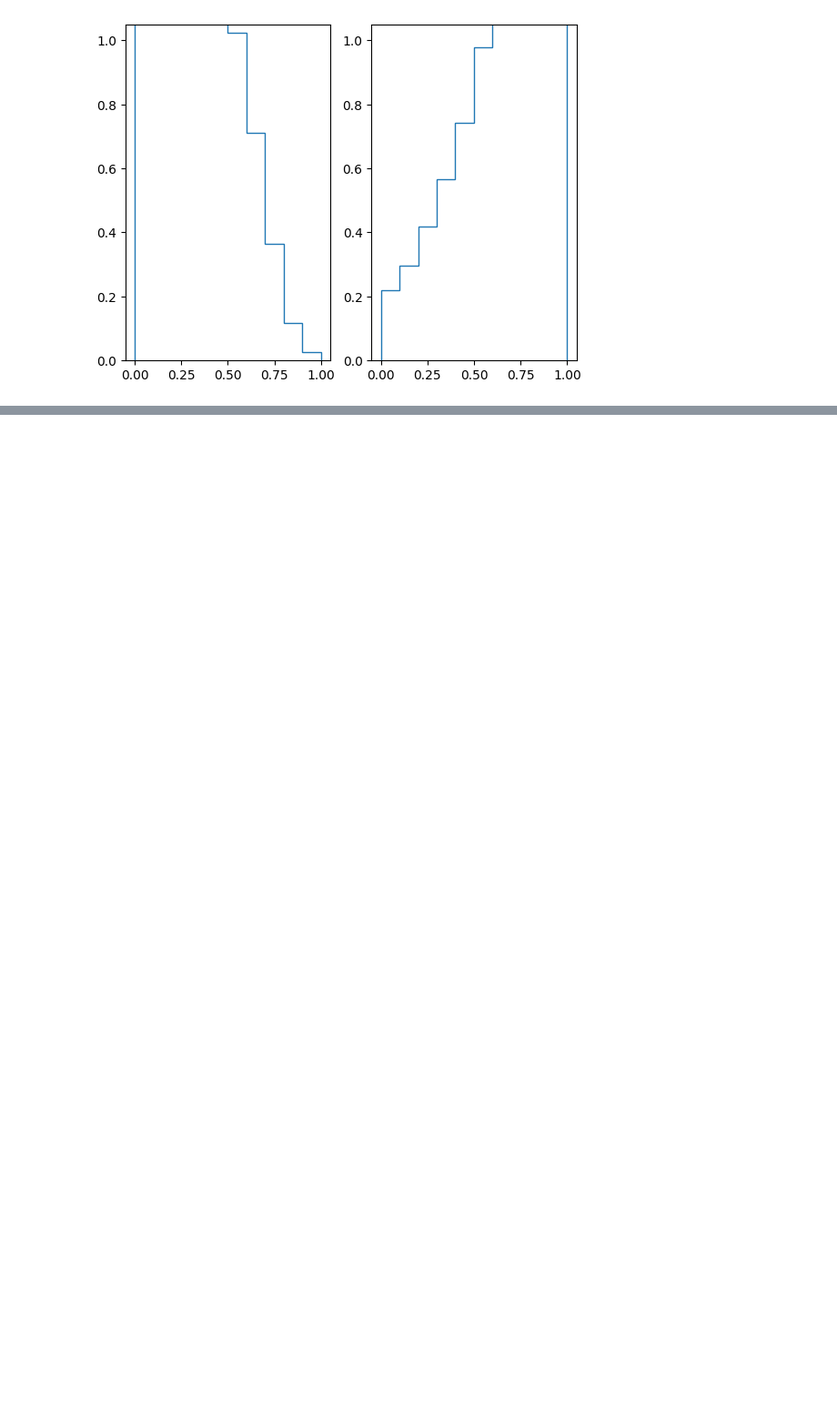
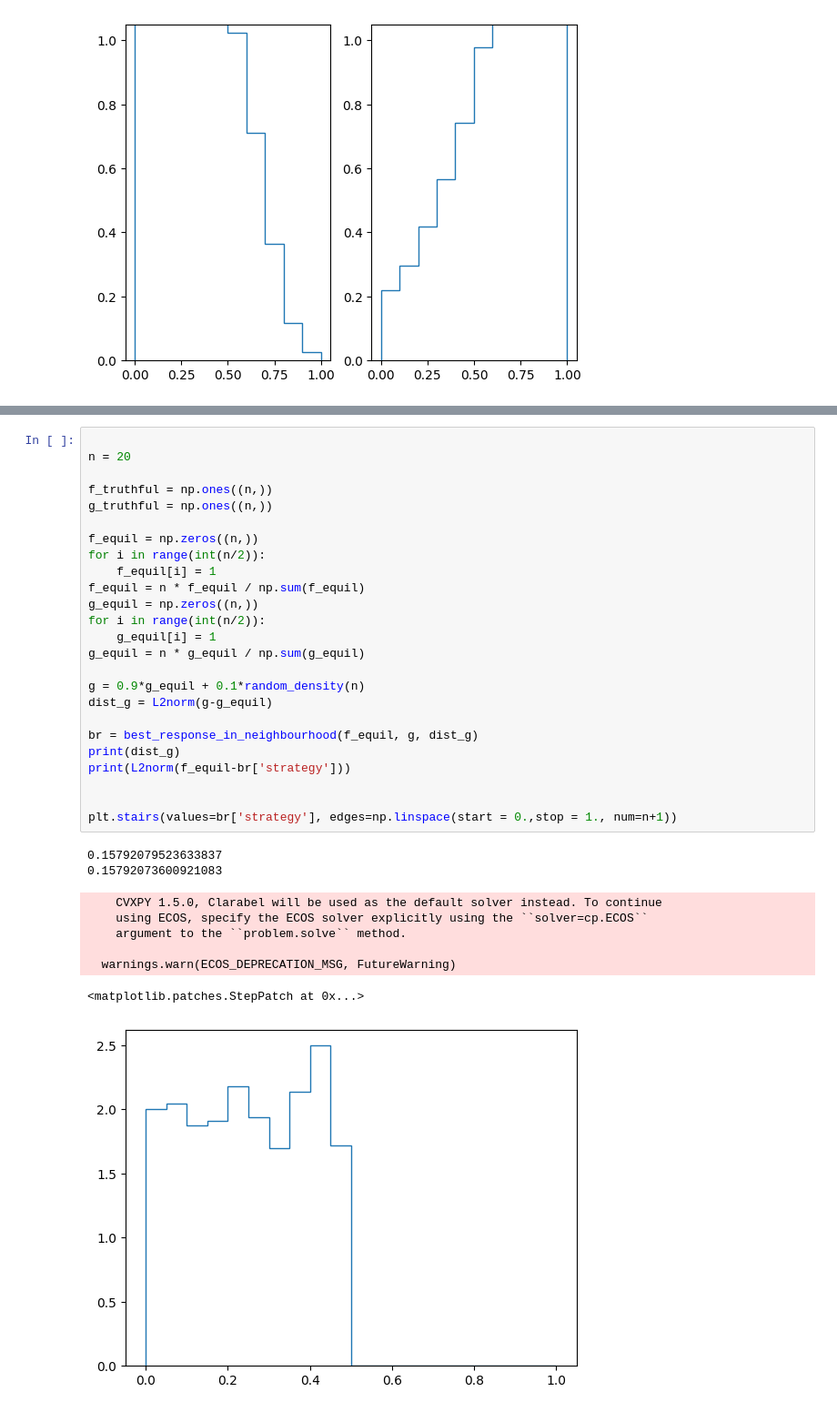
Before and after one commit to maxftl/bid_space_ascent, a Jupyter notebook: lyapunov/experiments.ipynb, the cells around one changed output, grey strips where cells are left out. Shown at 91% size. Saved outputs shown, nothing was run; the diff lists cells and outputs as text; blank space fills up the shorter version.

```diff
--- a/lyapunov/experiments.ipynb
+++ b/lyapunov/experiments.ipynb
@@ -218,0 +319,35 @@ plt.scatter(distance_to_equil, utility_diff)
+# %%
+
+n = 20
+
+f_truthful = np.ones((n,))
+g_truthful = np.ones((n,))
+
+f_equil = np.zeros((n,))
+for i in range(int(n/2)):
+    f_equil[i] = 1
+f_equil = n * f_equil / np.sum(f_equil)
+g_equil = np.zeros((n,))
+for i in range(int(n/2)):
+    g_equil[i] = 1
+g_equil = n * g_equil / np.sum(g_equil)
+
+g = 0.9*g_equil + 0.1*random_density(n)
+dist_g = L2norm(g-g_equil)
+
+br = best_response_in_neighbourhood(f_equil, g, dist_g)
+print(dist_g)
+print(L2norm(f_equil-br['strategy']))
+
+
+plt.stairs(values=br['strategy'], edges=np.linspace(start = 0.,stop = 1., num=n+1))
+# %% [output]
+0.15792079523633837
+0.15792073600921083
+    CVXPY 1.5.0, Clarabel will be used as the default solver instead. To continue
+    using ECOS, specify the ECOS solver explicitly using the ``solver=cp.ECOS``
+    argument to the ``problem.solve`` method.
+
+  warnings.warn(ECOS_DEPRECATION_MSG, FutureWarning)
+<matplotlib.patches.StepPatch at 0x...>
+[figure, added]
```
Also changed, not shown: parts of 10 cells of this notebook, 1 other file.
